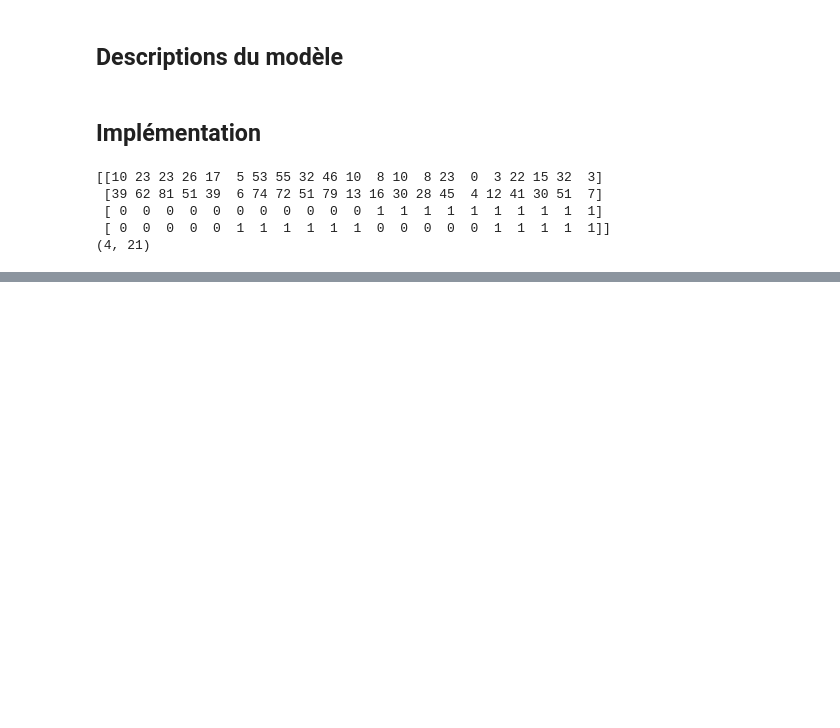
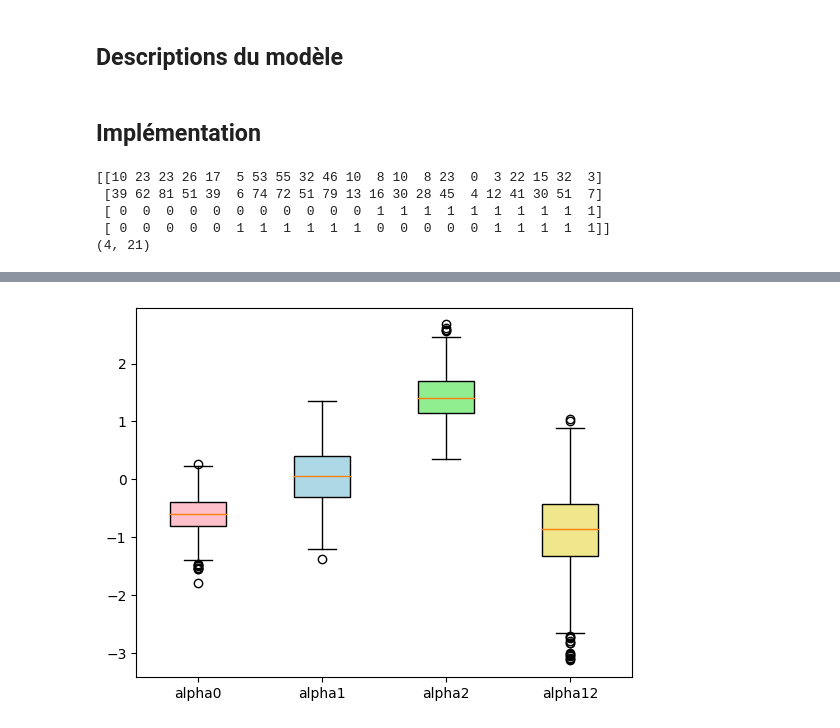
Before and after one commit to Gatienn/Bayes_seeds, a Jupyter notebook: seeds.ipynb, the cells around one changed output, grey strips where cells are left out. Drawn from its saved outputs; the diff is of its cells as text; code cells hidden in the pictures; blank space fills up the shorter version.

```diff
--- a/seeds.ipynb
+++ b/seeds.ipynb
@@ -212,0 +214,9 @@ for i in range(len(chain_bi[0])):
+# %%
+fig, ax = plt.subplots()
+bp1 = ax.boxplot(final_chain1[:,0:4], patch_artist=True, labels = ['alpha0', 'alpha1', 'alpha2', 'alpha12']);
+
+colors = ['pink', 'lightblue', 'lightgreen', 'khaki']
+for patch, color in zip(bp1['boxes'], colors):
+    patch.set_facecolor(color)
+# %% [output]
+[figure, added]
```
Also changed, not shown: parts of 15 cells of this notebook, 5 other files.
